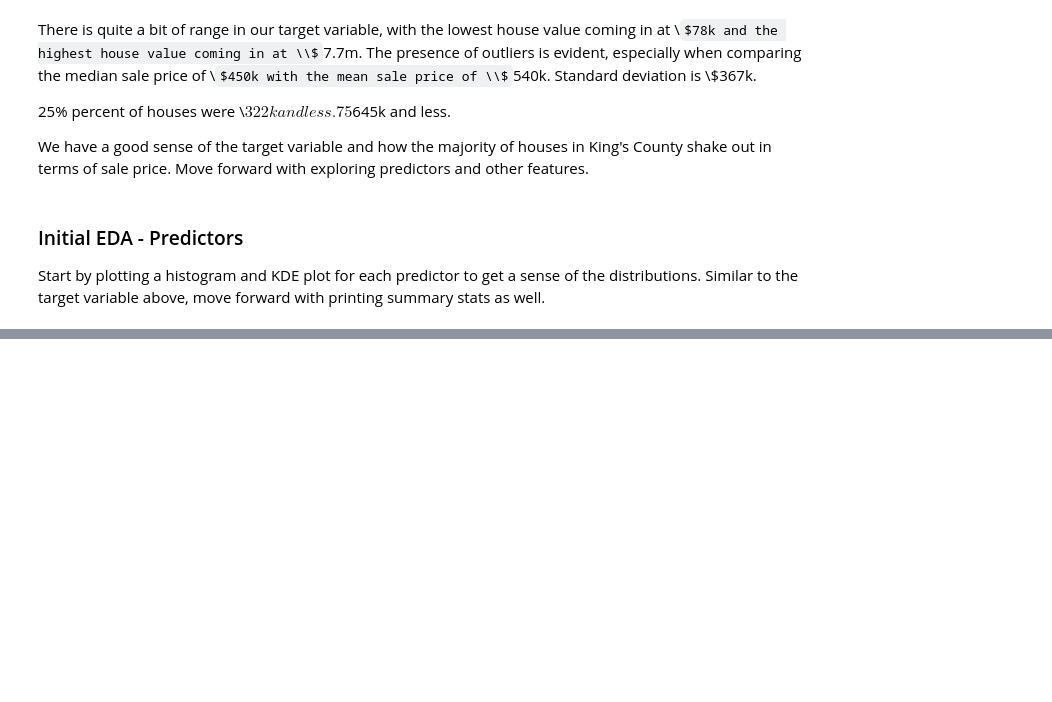
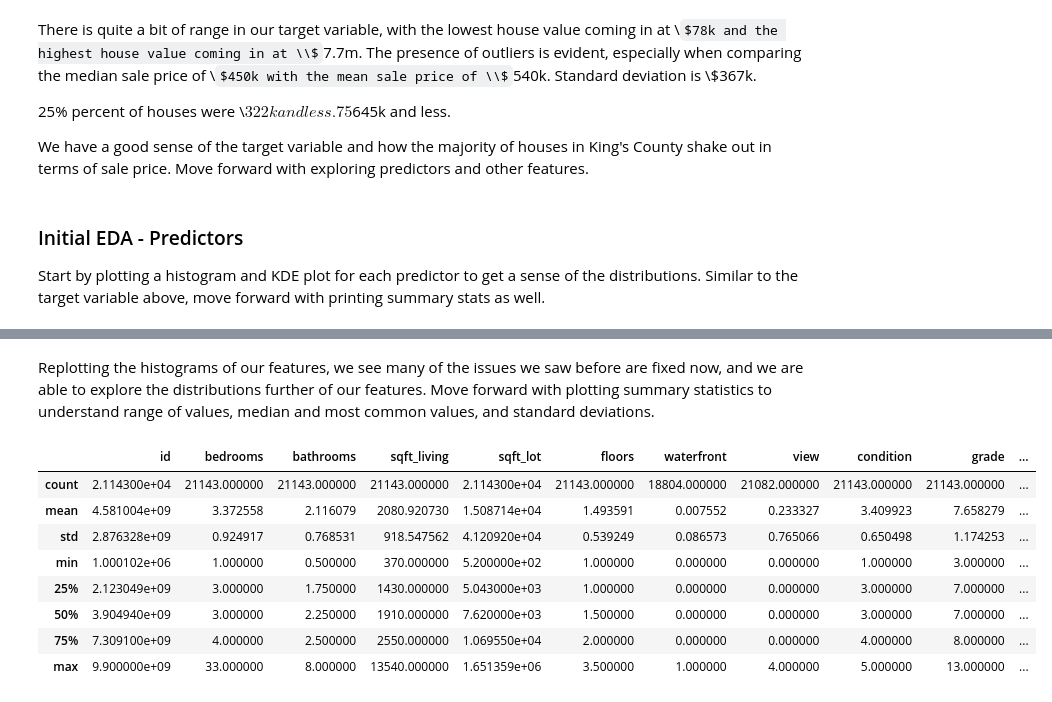
Before and after one commit to akaigraham/KC-House-Price-Regression, a Jupyter notebook: Reworked.ipynb, the cells around one changed output, grey strips where cells are left out. Drawn from its saved outputs; the diff is of its cells as text; code cells hidden in the pictures; some formulas as TeX source; blank space fills up the shorter version.

```diff
--- a/Reworked.ipynb
+++ b/Reworked.ipynb
@@ -180,0 +224,15 @@ Observations:
+# %% [markdown]
+Replotting the histograms of our features, we see many of the issues we saw before are fixed now, and we are able to explore the distributions further of our features.  Move forward with plotting summary statistics to understand range of values, median and most common values, and standard deviations.
+# %%
+# print summary statistics
+predictors.describe()
+# %% [output]
+|  | id | bedrooms | bathrooms | sqft_living | sqft_lot | floors | waterfront | view | condition | grade | ... |
+| count | 2.114300e+04 | 21143.000000 | 21143.000000 | 21143.000000 | 2.114300e+04 | 21143.000000 | 18804.000000 | 21082.000000 | 21143.000000 | 21143.000000 | ... |
+| mean | 4.581004e+09 | 3.372558 | 2.116079 | 2080.920730 | 1.508714e+04 | 1.493591 | 0.007552 | 0.233327 | 3.409923 | 7.658279 | ... |
+| std | 2.876328e+09 | 0.924917 | 0.768531 | 918.547562 | 4.120920e+04 | 0.539249 | 0.086573 | 0.765066 | 0.650498 | 1.174253 | ... |
+| min | 1.000102e+06 | 1.000000 | 0.500000 | 370.000000 | 5.200000e+02 | 1.000000 | 0.000000 | 0.000000 | 1.000000 | 3.000000 | ... |
+| 25% | 2.123049e+09 | 3.000000 | 1.750000 | 1430.000000 | 5.043000e+03 | 1.000000 | 0.000000 | 0.000000 | 3.000000 | 7.000000 | ... |
+| 50% | 3.904940e+09 | 3.000000 | 2.250000 | 1910.000000 | 7.620000e+03 | 1.500000 | 0.000000 | 0.000000 | 3.000000 | 7.000000 | ... |
+| 75% | 7.309100e+09 | 4.000000 | 2.500000 | 2550.000000 | 1.069550e+04 | 2.000000 | 0.000000 | 0.000000 | 4.000000 | 8.000000 | ... |
+| max | 9.900000e+09 | 33.000000 | 8.000000 | 13540.000000 | 1.651359e+06 | 3.500000 | 1.000000 | 4.000000 | 5.000000 | 13.000000 | ... |
```
Also changed, not shown: parts of 13 cells of this notebook.
